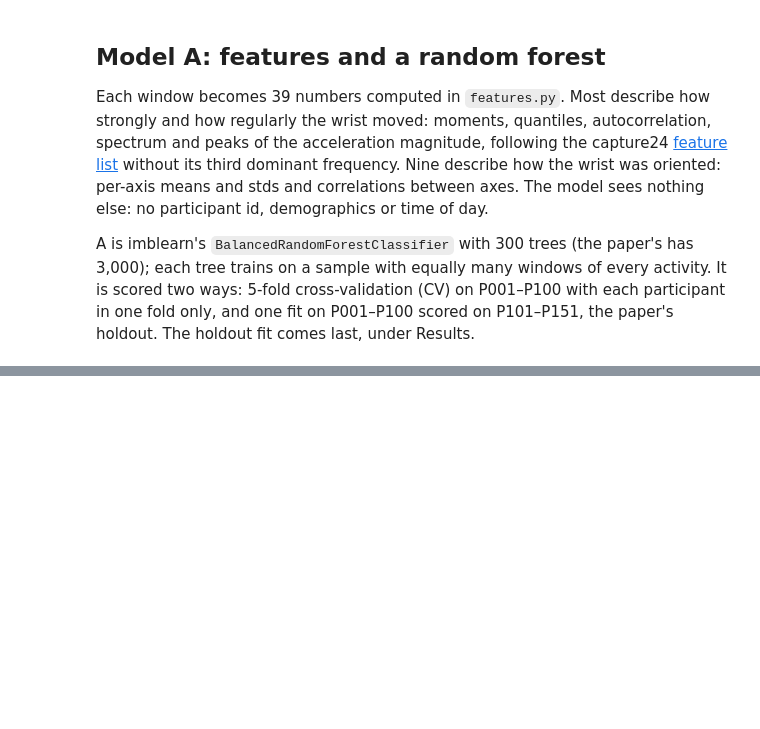
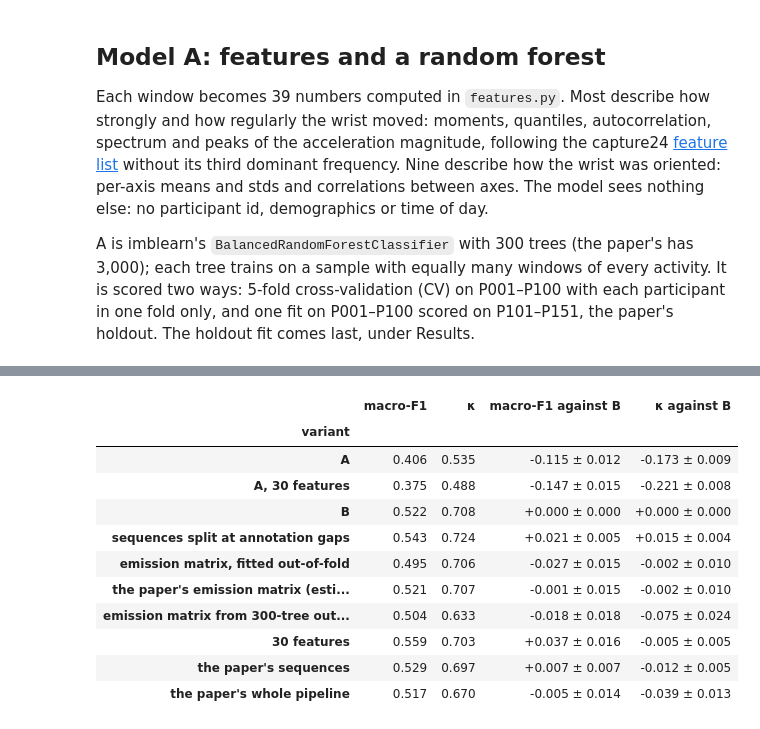
Before and after one commit to Alexr951/Capture-24, a Jupyter notebook: capture24_har.ipynb, the cells around one changed output, grey strips where cells are left out. Saved outputs shown, nothing was run; the diff lists cells and outputs as text; code cells hidden in the pictures; blank space fills up the shorter version.

```diff
--- a/capture24_har.ipynb
+++ b/capture24_har.ipynb
@@ -883,0 +507,74 @@ Next:
+# %%
+# Labelled windows only, with a new sequence wherever one is missing.
+LABELLED_SEQ = har.sequence_ids(windows["window_start"].to_numpy(), GROUPS, LABELLED)
+OOF_FOLDS, OOF_TREES = 3, 50  # inner participant-grouped folds, and trees per forest, for the out-of-fold emission matrix
+
+
+def out_of_fold_proba(rows, y):
+    """Forest probabilities for each training row, from a forest that never saw that row's participant."""
+    proba = np.empty((len(rows), y.max() + 1))
+    folds = StratifiedGroupKFold(OOF_FOLDS, shuffle=True, random_state=SEED).split(rows, y[rows], GROUPS[rows])
+    for fit, held in folds:
+        proba[held] = fit_forest(rows[fit], y, n_estimators=OOF_TREES).predict_proba(X[rows[held]])
+    return proba
+
+
+def ablation_fold(task, split, paper_pred):
+    """Predictions for the labelled validation windows of one fold, per variant, and the share of training
+    windows per class that B's 300-tree forest leaves without out-of-bag output, measured and expected."""
+    y, train, test = Y[task], split["train"], split["test"]
+    labelled, scored = train[y[train] >= 0], y[test] >= 0
+    truth = y[labelled]
+    with warnings.catch_warnings():  # the warning is counted instead: see the table of uncovered shares
+        warnings.filterwarnings("ignore", message="Some inputs do not have OOB scores")
+        forest = fit_forest(labelled, y, oob_score=True)  # this fold's forest again, for its out-of-bag output
+    oob, (total, count) = forest.oob_decision_function_, oob_sums(forest, X[labelled])
+    assert np.allclose(oob, total / np.maximum(count, 1)[:, None]), "oob_sums does not reproduce imblearn's out-of-bag output"
+    uncovered = count == 0
+    split30 = {**split, "proba": fit_forest(labelled, y, PAPER_FEATURES).predict_proba(X[test][:, PAPER_FEATURES])}
+    matrix = lambda output, truth: decode_with(split, matrix_lik(output, truth, split["proba"]))
+    return {
+        "A": split["proba"][scored].argmax(axis=1),
+        "A, 30 features": split30["proba"][scored].argmax(axis=1),
+        "B": decode(split),
+        "sequences split at annotation gaps": decode_with(split, split["proba"], LABELLED_SEQ, labelled_only=True),
+        "emission matrix, fitted out-of-fold": matrix(out_of_fold_proba(labelled, y), truth),
+        # Out-of-bag output of covered windows: what 3,000 trees give, estimated from B's 300.
+        "the paper's emission matrix (estimated)": matrix(oob[~uncovered], truth[~uncovered]),
+        "emission matrix from 300-tree out-of-bag output": matrix(oob, truth),
+        "30 features": decode(split30),
+        "the paper's sequences": decode_with(split, split["proba"], PARTICIPANT_SEQ, labelled_only=True, uniform_prior=True),
+        "the paper's whole pipeline": paper_pred,
+    }, uncovered_share(count, truth), expected_uncovered(truth, N_TREES)
+
+
+def ablation(task="10-class"):
+    """Per-fold metrics of each variant, and the uncovered share per class (mean over folds): measured with 300 trees,
+    expected with 300 trees, and measured with 3,000."""
+    folds = [ablation_fold(task, split, pred) for split, (pred, _) in zip(CV_SPLITS[task], PAPER_CV)]
+    scores = pd.DataFrame([{"variant": name, "fold": fold, **metrics_from_cm(confusion(task, rows, pred))}
+                           for fold, ((rows, _), (preds, _, _)) in enumerate(zip(CV_PRED[task], folds))
+                           for name, pred in preds.items()]).set_index(["variant", "fold"])
+    uncovered = pd.DataFrame({f"{N_TREES} trees": np.mean([u for _, u, _ in folds], axis=0),
+                              f"{N_TREES} trees, by the rule": np.mean([e for _, _, e in folds], axis=0),
+                              f"{PAPER_TREES:,} trees": np.mean([u for _, u in PAPER_CV], axis=0)}, index=TASK_CODES[task])
+    return scores, uncovered.loc[TASK_CLASSES[task]]
+
+
+ABLATION, UNCOVERED = ablation()
+print("share of training windows without out-of-bag output:")
+print(UNCOVERED.T.round(3).to_string())
+
+
+def ablation_table():
+    """Mean over folds, and the change against B as mean ± standard error of the per-fold differences."""
+    scores = ABLATION[list(SHOWN)]
+    change = scores.sub(scores.loc["B"], level="fold").groupby("variant", sort=False)
+    table = scores.groupby("variant", sort=False).mean().round(3).rename(columns=SHOWN)
+    for m, name in SHOWN.items():
+        table[f"{name} against B"] = [f"{mean:+.3f} ± {sem:.3f}" for mean, sem in zip(change[m].mean(), change[m].sem())]
+    return table
+
+
+ablation_table()
+# %% [output]
@@ -883,0 +586,12 @@ Next:
+|  | macro-F1 | κ | macro-F1 against B | κ against B |
+| variant |  |  |  |  |
+| A | 0.406 | 0.535 | -0.115 ± 0.012 | -0.173 ± 0.009 |
+| A, 30 features | 0.375 | 0.488 | -0.147 ± 0.015 | -0.221 ± 0.008 |
+| B | 0.522 | 0.708 | +0.000 ± 0.000 | +0.000 ± 0.000 |
+| sequences split at annotation gaps | 0.543 | 0.724 | +0.021 ± 0.005 | +0.015 ± 0.004 |
+| emission matrix, fitted out-of-fold | 0.495 | 0.706 | -0.027 ± 0.015 | -0.002 ± 0.010 |
+| the paper's emission matrix (esti... | 0.521 | 0.707 | -0.001 ± 0.015 | -0.002 ± 0.010 |
+| emission matrix from 300-tree out... | 0.504 | 0.633 | -0.018 ± 0.018 | -0.075 ± 0.024 |
+| 30 features | 0.559 | 0.703 | +0.037 ± 0.016 | -0.005 ± 0.005 |
+| the paper's sequences | 0.529 | 0.697 | +0.007 ± 0.007 | -0.012 ± 0.005 |
+| the paper's whole pipeline | 0.517 | 0.670 | -0.005 ± 0.014 | -0.039 ± 0.013 |
```
Also changed, not shown: parts of 49 cells of this notebook, 26 other files.
